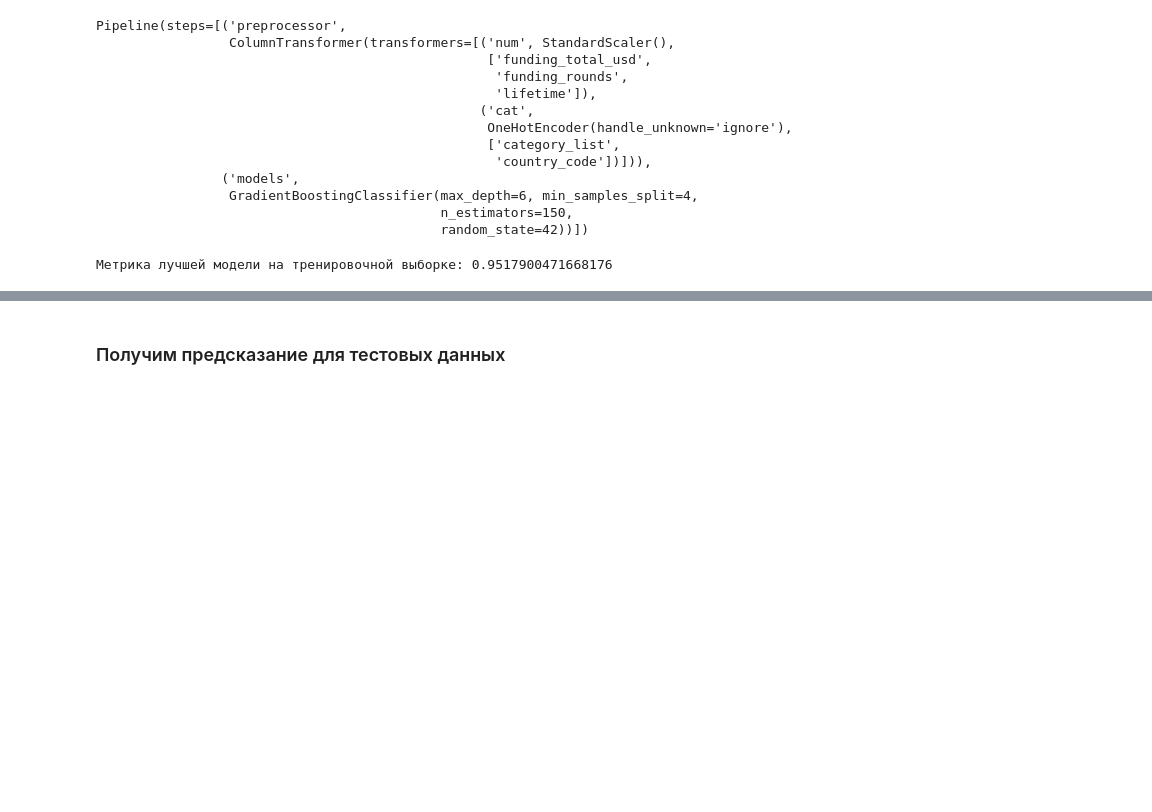
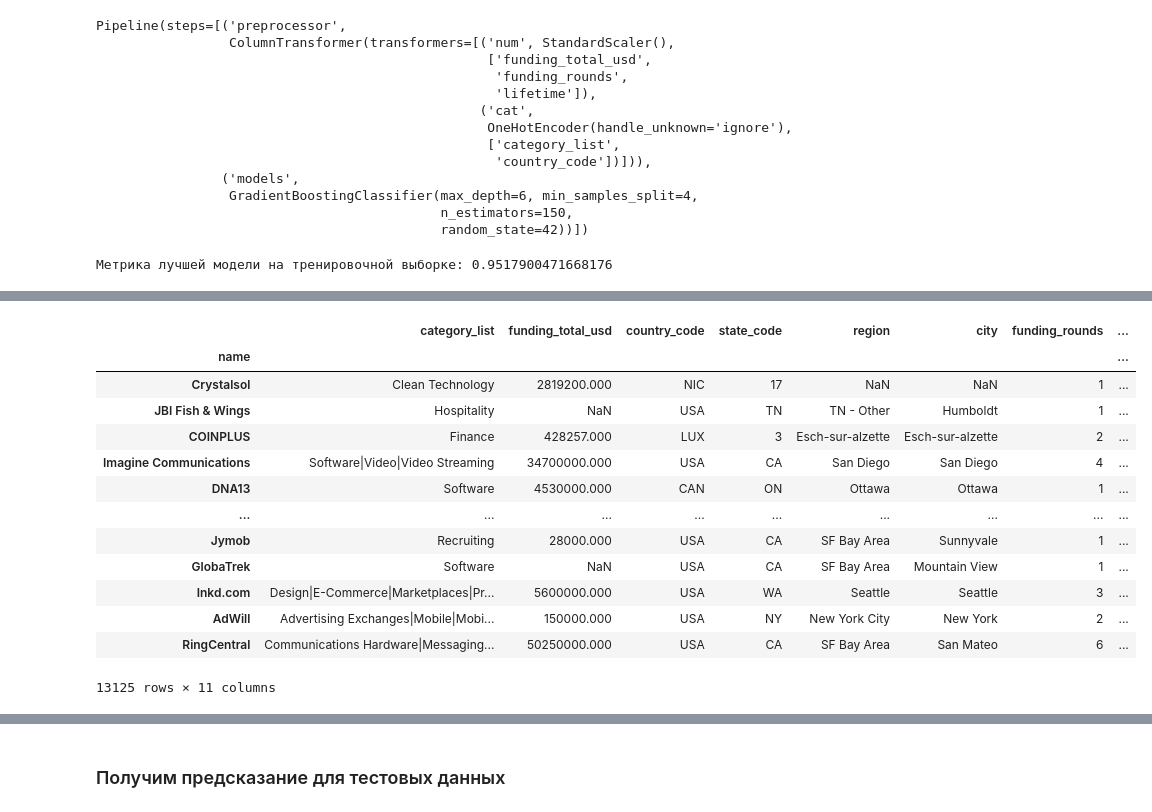
Before and after one commit to skorpion-anna/startups-operations, a Jupyter notebook: startups_operations_close_predictions.ipynb, the cells around one changed output, grey strips where cells are left out. Cells and saved outputs as stored; diff of their text form; code cells hidden in the pictures; blank space fills up the shorter version.

```diff
--- a/startups_operations_close_predictions.ipynb
+++ b/startups_operations_close_predictions.ipynb
@@ -821,0 +863,19 @@ Pipeline(steps=[('preprocessor',
+# %%
+df_ks_test.set_index("name", inplace=True)
+# %%
+df_ks_test
+# %% [output]
+|  | category_list | funding_total_usd | country_code | state_code | region | city | funding_rounds | ... |
+| name |  |  |  |  |  |  |  | ... |
+| Crystalsol | Clean Technology | 2819200.000 | NIC | 17 | NaN | NaN | 1 | ... |
+| JBI Fish & Wings | Hospitality | NaN | USA | TN | TN - Other | Humboldt | 1 | ... |
+| COINPLUS | Finance | 428257.000 | LUX | 3 | Esch-sur-alzette | Esch-sur-alzette | 2 | ... |
+| Imagine Communications | Software|Video|Video Streaming | 34700000.000 | USA | CA | San Diego | San Diego | 4 | ... |
+| DNA13 | Software | 4530000.000 | CAN | ON | Ottawa | Ottawa | 1 | ... |
+| ... | ... | ... | ... | ... | ... | ... | ... | ... |
+| Jymob | Recruiting | 28000.000 | USA | CA | SF Bay Area | Sunnyvale | 1 | ... |
+| GlobaTrek | Software | NaN | USA | CA | SF Bay Area | Mountain View | 1 | ... |
+| Inkd.com | Design|E-Commerce|Marketplaces|Pr... | 5600000.000 | USA | WA | Seattle | Seattle | 3 | ... |
+| AdWill | Advertising Exchanges|Mobile|Mobi... | 150000.000 | USA | NY | New York City | New York | 2 | ... |
+| RingCentral | Communications Hardware|Messaging... | 50250000.000 | USA | CA | SF Bay Area | San Mateo | 6 | ... |
+13125 rows × 11 columns
```
Also changed, not shown: parts of 19 cells of this notebook.
